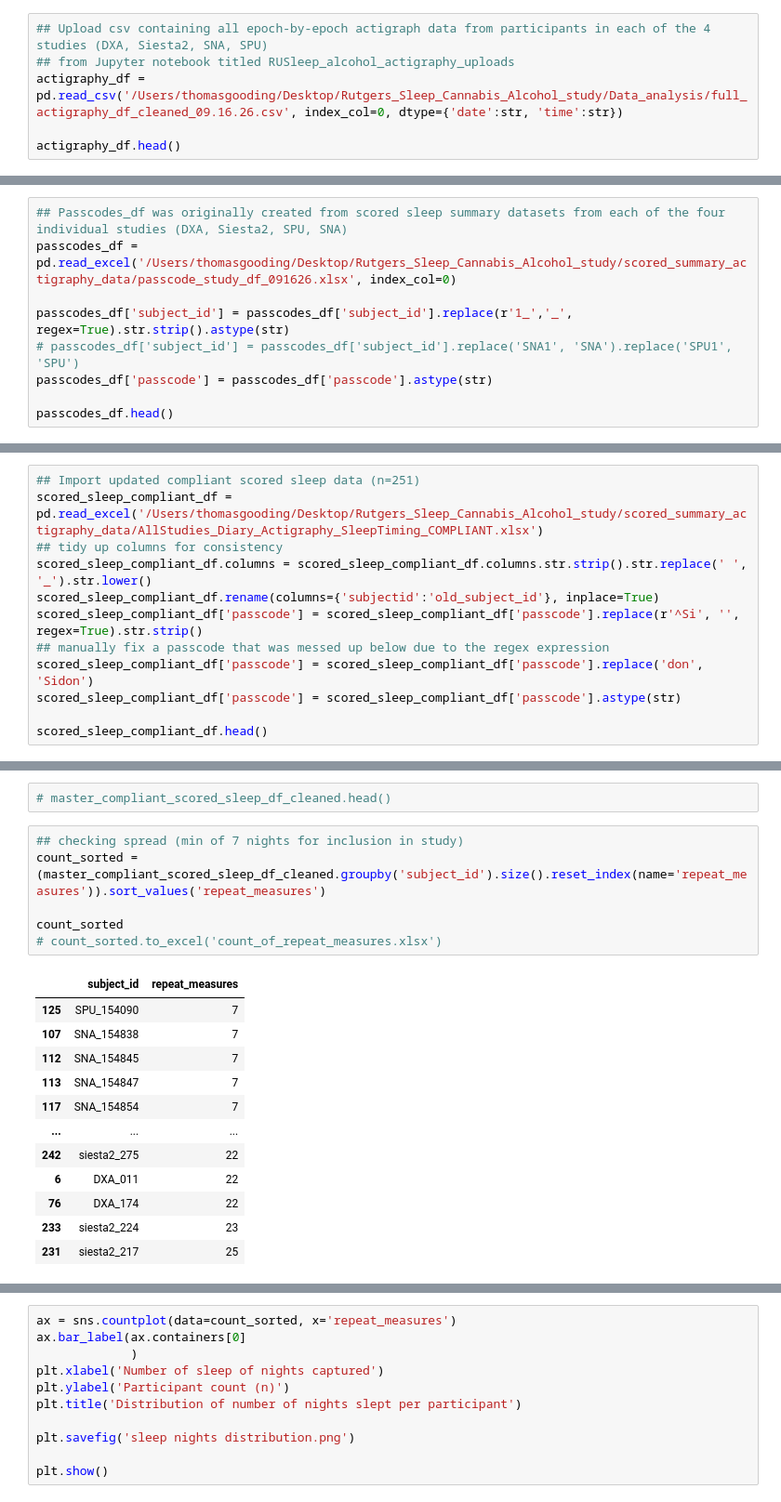
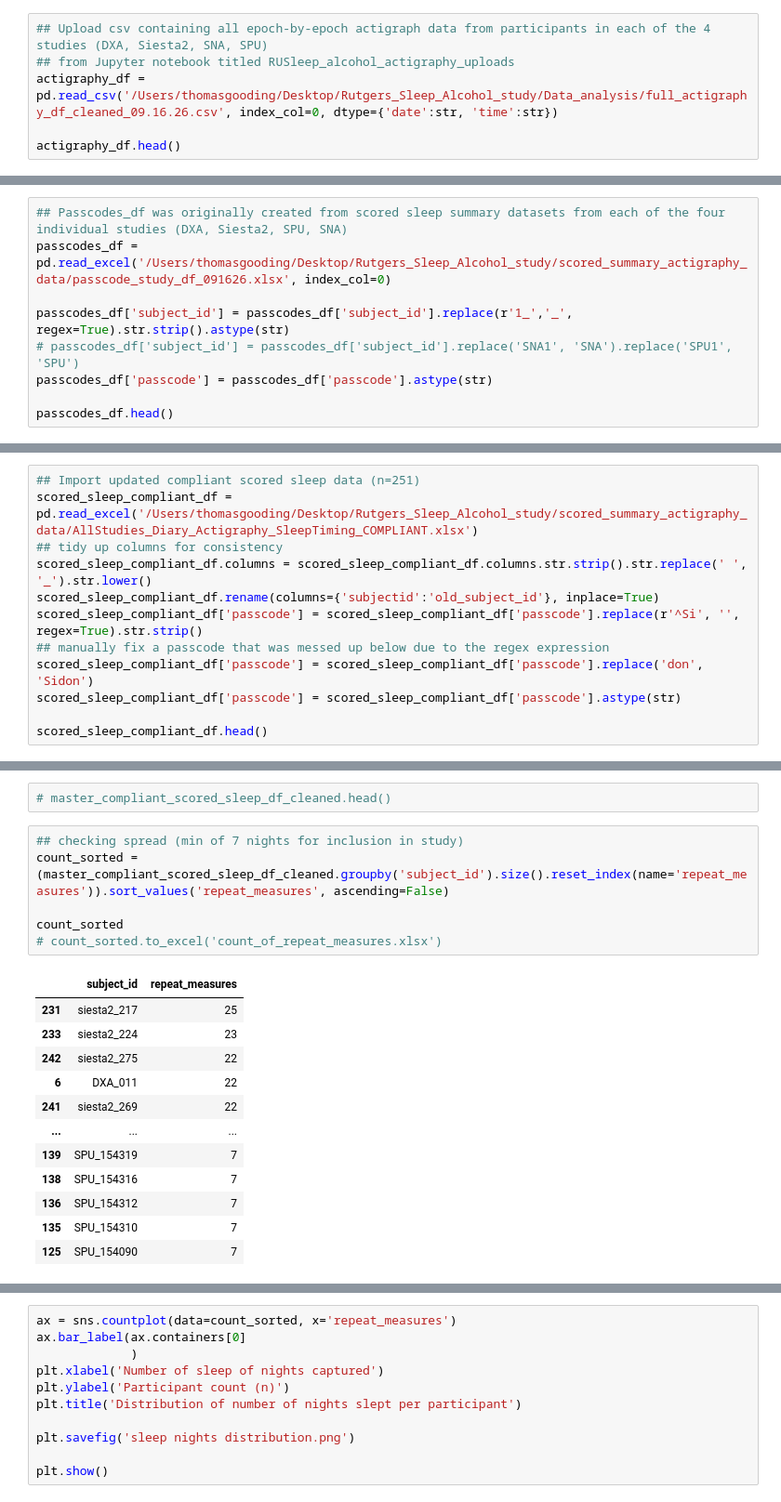
Before and after one commit to Tom-Gooding/Portfolio, a Jupyter notebook: Data_Projects/Rutgers Research/Rutgers_Sleep_Cannabis_Alcohol_study/RUmerging_sleep_actigraphy_data_091026.ipynb, the cells around one changed output, grey strips where cells are left out. Shown at 93% size. Cells and saved outputs as stored; diff of their text form.

Commit message:
updated sleep alc DA

```diff
--- a/Data_Projects/Rutgers Research/Rutgers_Sleep_Cannabis_Alcohol_study/RUmerging_sleep_actigraphy_data_091026.ipynb
+++ b/Data_Projects/Rutgers Research/Rutgers_Sleep_Cannabis_Alcohol_study/RUmerging_sleep_actigraphy_data_091026.ipynb
@@ -23,7 +23,7 @@ import datetime
 # %%
 ## Upload csv containing all epoch-by-epoch actigraph data from participants in each of the 4 studies (DXA, Siesta2, SNA, SPU)
 ## from Jupyter notebook titled RUSleep_alcohol_actigraphy_uploads
-actigraphy_df = pd.read_csv('/Users/thomasgooding/Desktop/Rutgers_Sleep_Cannabis_Alcohol_study/Data_analysis/full_actigraphy_df_cleaned_09.16.26.csv', index_col=0, dtype={'date':str, 'time':str})
+actigraphy_df = pd.read_csv('/Users/thomasgooding/Desktop/Rutgers_Sleep_Alcohol_study/Data_analysis/full_actigraphy_df_cleaned_09.16.26.csv', index_col=0, dtype={'date':str, 'time':str})
 
 actigraphy_df.head()
 # %% [output]
@@ -83,7 +83,7 @@ actigraphy_codes_df_clean.head()
 - This is used to map passcodes and subject_ids from both the epoch-by-epoch actigraph files and the old/new scored sleep summary data dfs
 # %%
 ## Passcodes_df was originally created from scored sleep summary datasets from each of the four individual studies (DXA, Siesta2, SPU, SNA)
-passcodes_df = pd.read_excel('/Users/thomasgooding/Desktop/Rutgers_Sleep_Cannabis_Alcohol_study/scored_summary_actigraphy_data/passcode_study_df_091626.xlsx', index_col=0)
+passcodes_df = pd.read_excel('/Users/thomasgooding/Desktop/Rutgers_Sleep_Alcohol_study/scored_summary_actigraphy_data/passcode_study_df_091626.xlsx', index_col=0)
 
 passcodes_df['subject_id'] = passcodes_df['subject_id'].replace(r'1_','_', regex=True).str.strip().astype(str)
 # passcodes_df['subject_id'] = passcodes_df['subject_id'].replace('SNA1', 'SNA').replace('SPU1', 'SPU')
@@ -131,7 +131,7 @@ master_code_df['passcode'] = master_code_df['passcode'].str.strip()
 ### Import updated compliant scored sleep data
 # %%
 ## Import updated compliant scored sleep data (n=251)
-scored_sleep_compliant_df = pd.read_excel('/Users/thomasgooding/Desktop/Rutgers_Sleep_Cannabis_Alcohol_study/scored_summary_actigraphy_data/AllStudies_Diary_Actigraphy_SleepTiming_COMPLIANT.xlsx')
+scored_sleep_compliant_df = pd.read_excel('/Users/thomasgooding/Desktop/Rutgers_Sleep_Alcohol_study/scored_summary_actigraphy_data/AllStudies_Diary_Actigraphy_SleepTiming_COMPLIANT.xlsx')
 ## tidy up columns for consistency
 scored_sleep_compliant_df.columns = scored_sleep_compliant_df.columns.str.strip().str.replace(' ', '_').str.lower()
 scored_sleep_compliant_df.rename(columns={'subjectid':'old_subject_id'}, inplace=True)
@@ -244,23 +244,23 @@ master_compliant_scored_sleep_df_cleaned.to_excel('master_compliant_scored_sleep
 # master_compliant_scored_sleep_df_cleaned.head()
 # %%
 ## checking spread (min of 7 nights for inclusion in study)
-count_sorted = (master_compliant_scored_sleep_df_cleaned.groupby('subject_id').size().reset_index(name='repeat_measures')).sort_values('repeat_measures')
+count_sorted = (master_compliant_scored_sleep_df_cleaned.groupby('subject_id').size().reset_index(name='repeat_measures')).sort_values('repeat_measures', ascending=False)
 
 count_sorted
 # count_sorted.to_excel('count_of_repeat_measures.xlsx')
 # %% [output]
 |  | subject_id | repeat_measures |
-| 125 | SPU_154090 | 7 |
-| 107 | SNA_154838 | 7 |
-| 112 | SNA_154845 | 7 |
-| 113 | SNA_154847 | 7 |
-| 117 | SNA_154854 | 7 |
-| ... | ... | ... |
+| 231 | siesta2_217 | 25 |
+| 233 | siesta2_224 | 23 |
 | 242 | siesta2_275 | 22 |
 | 6 | DXA_011 | 22 |
-| 76 | DXA_174 | 22 |
-| 233 | siesta2_224 | 23 |
-| 231 | siesta2_217 | 25 |
+| 241 | siesta2_269 | 22 |
+| ... | ... | ... |
+| 139 | SPU_154319 | 7 |
+| 138 | SPU_154316 | 7 |
+| 136 | SPU_154312 | 7 |
+| 135 | SPU_154310 | 7 |
+| 125 | SPU_154090 | 7 |
 251 rows × 2 columns
 # %%
 ax = sns.countplot(data=count_sorted, x='repeat_measures')
```
Also changed, not shown: parts of 37 cells of this notebook, 2 other files.
